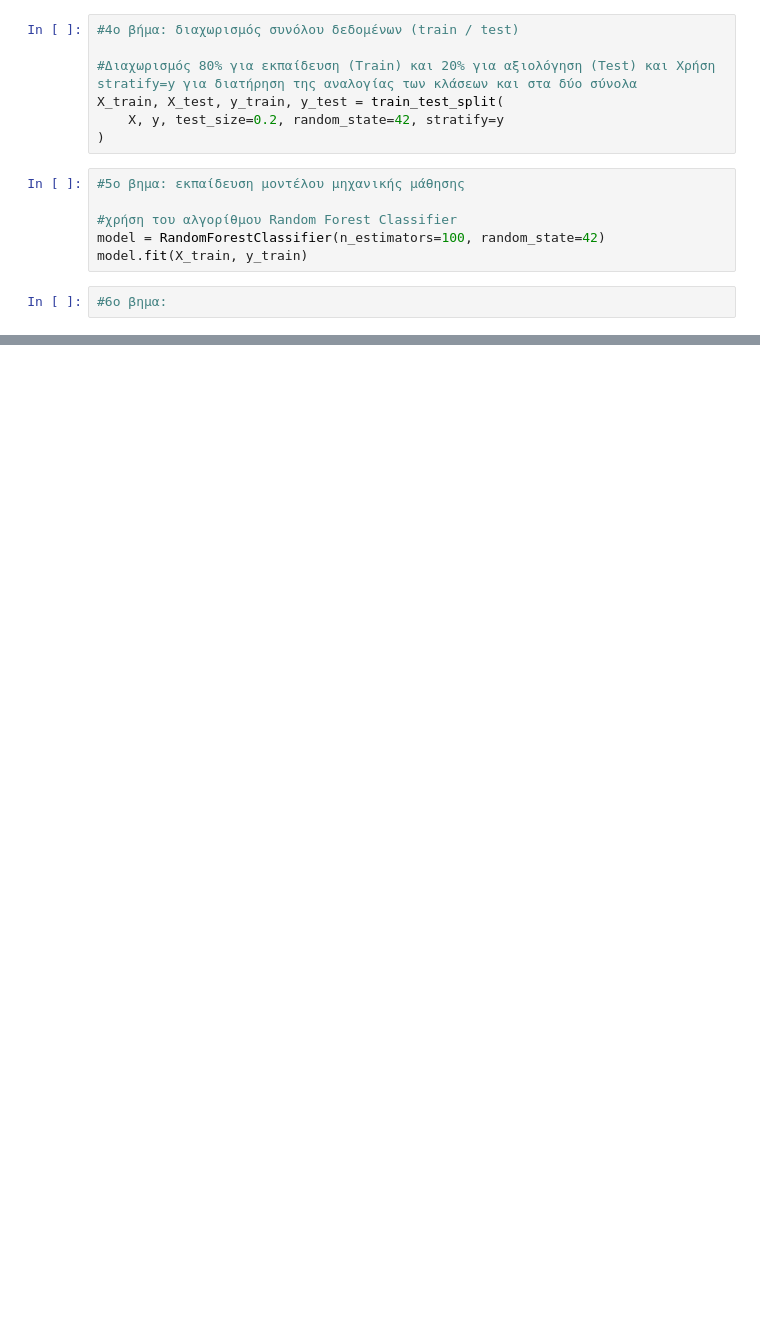
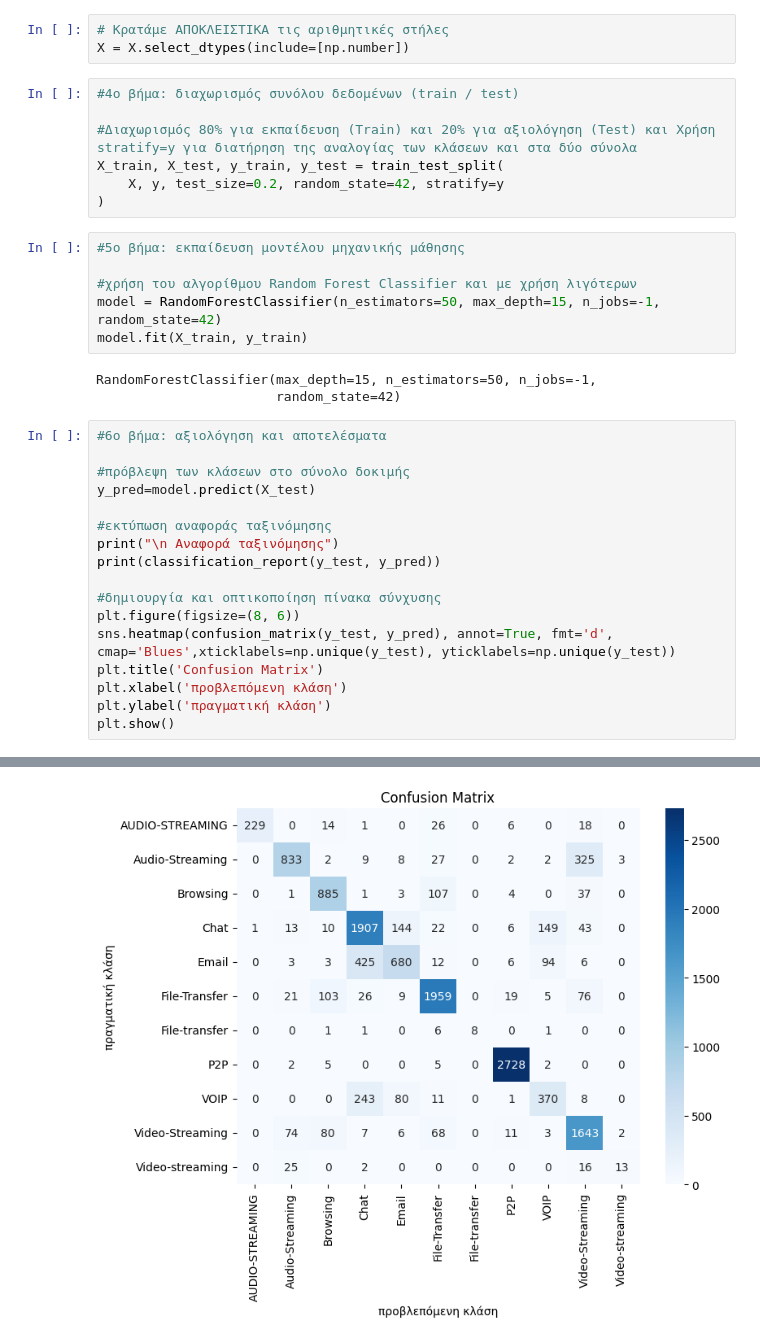
Before and after one commit to ChristosDiak/Ergasia., a Jupyter notebook: Ergasia.ipynb, the cells around one changed output, grey strips where cells are left out. Drawn from its saved outputs; the diff is of its cells as text; blank space fills up the shorter version.

Commit message:
Δημιουργήθηκε με χρήση του Colab

```diff
--- a/Ergasia.ipynb
+++ b/Ergasia.ipynb
@@ -42,3 +60,6 @@ X = pd.get_dummies(X, drop_first=True)
+# %%
+# Κρατάμε ΑΠΟΚΛΕΙΣΤΙΚΑ τις αριθμητικές στήλες
+X = X.select_dtypes(include=[np.number])
 # %%
 #4o βήμα: διαχωρισμός συνόλου δεδομένων (train / test)
 
@@ -47,10 +68,29 @@ X_train, X_test, y_train, y_test = train_test_split(
     X, y, test_size=0.2, random_state=42, stratify=y
 )
 # %%
-#5ο βημα: εκπαίδευση μοντέλου μηχανικής μάθησης
+#5ο βήμα: εκπαίδευση μοντέλου μηχανικής μάθησης
 
-#χρήση του αλγορίθμου Random Forest Classifier
-model = RandomForestClassifier(n_estimators=100, random_state=42)
+#χρήση του αλγορίθμου Random Forest Classifier και με χρήση λιγότερων
+model = RandomForestClassifier(n_estimators=50, max_depth=15, n_jobs=-1, random_state=42)
 model.fit(X_train, y_train)
+# %% [output]
+RandomForestClassifier(max_depth=15, n_estimators=50, n_jobs=-1,
+                       random_state=42)
-# %%
-#6ο βημα:
+# %%
+#6ο βήμα: αξιολόγηση και αποτελέσματα
+
+#πρόβλεψη των κλάσεων στο σύνολο δοκιμής
+y_pred=model.predict(X_test)
+
+#εκτύπωση αναφοράς ταξινόμησης
+print("\n Αναφορά ταξινόμησης")
+print(classification_report(y_test, y_pred))
+
+#δημιουργία και οπτικοποίηση πίνακα σύνχυσης
+plt.figure(figsize=(8, 6))
+sns.heatmap(confusion_matrix(y_test, y_pred), annot=True, fmt='d', cmap='Blues',xticklabels=np.unique(y_test), yticklabels=np.unique(y_test))
+plt.title('Confusion Matrix')
+plt.xlabel('προβλεπόμενη κλάση')
+plt.ylabel('πραγματική κλάση')
+plt.show()
+# %% [output]
@@ -56,0 +115 @@ model.fit(X_train, y_train)
+[figure, added]
```
Also changed, not shown: parts of 6 cells of this notebook.
